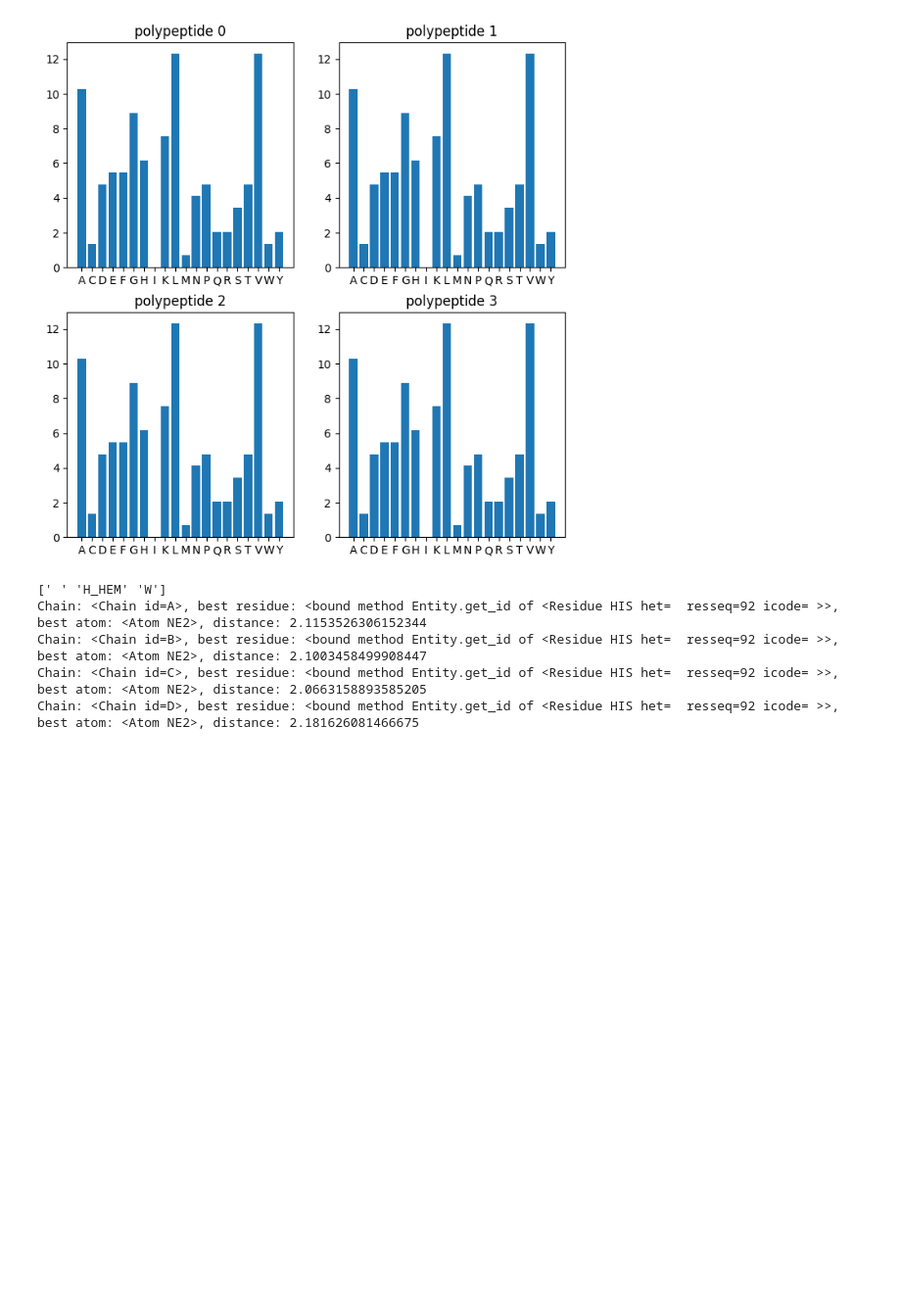
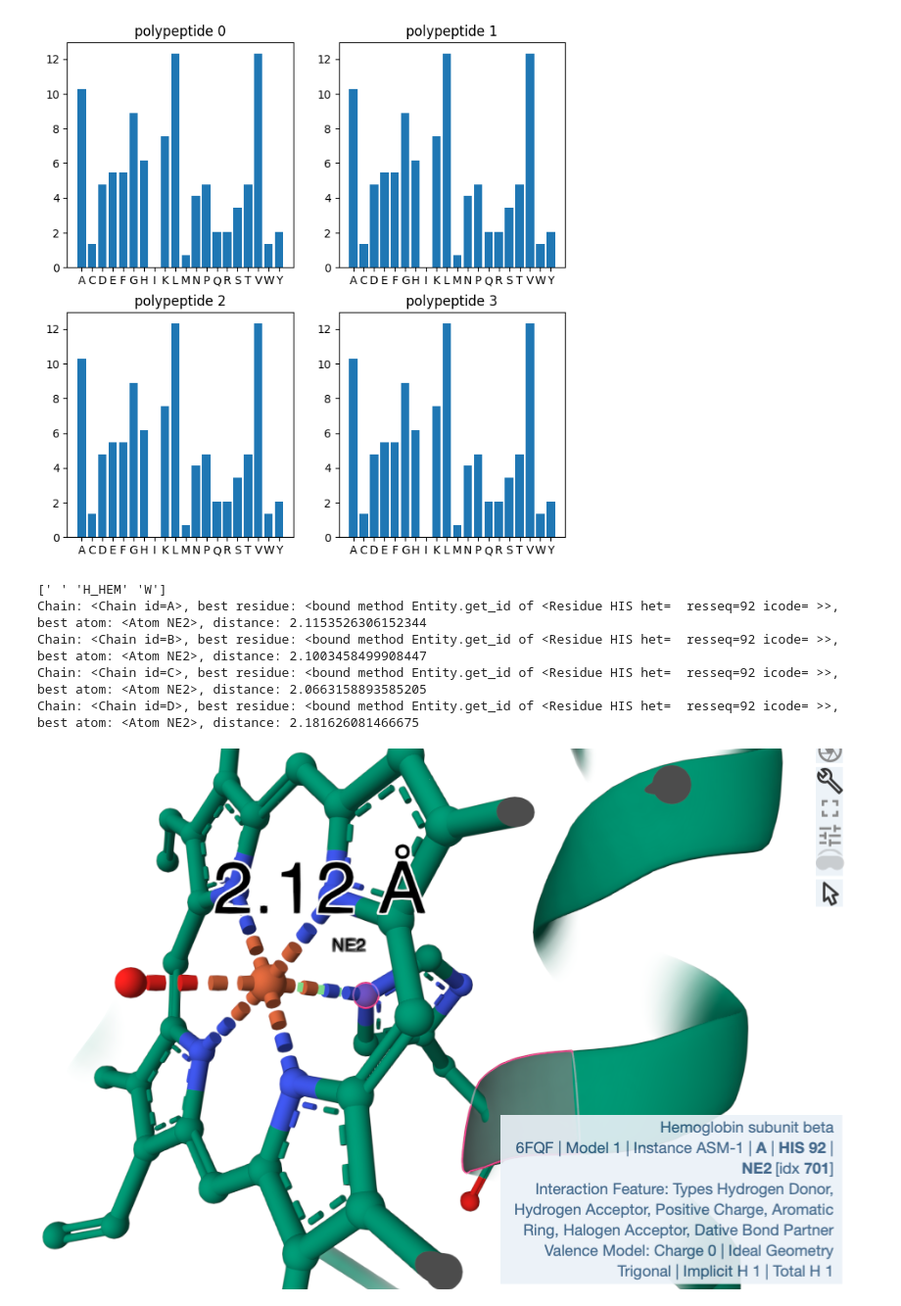
Before and after one commit to miriamzara/Biological_Datasets, a Jupyter notebook: pratical_2_biopython/my_exercises.ipynb, the cells around one changed output. Shown at 98% size. Saved outputs shown, nothing was run; the diff lists cells and outputs as text; code cells hidden in the pictures; blank space fills up the shorter version.

```diff
--- a/pratical_2_biopython/my_exercises.ipynb
+++ b/pratical_2_biopython/my_exercises.ipynb
@@ -223,3 +223,9 @@ Chain: <Chain id=A>, best residue: <bound method Entity.get_id of <Residue HIS h
 Chain: <Chain id=B>, best residue: <bound method Entity.get_id of <Residue HIS het=  resseq=92 icode= >>, best atom: <Atom NE2>, distance: 2.1003458499908447
 Chain: <Chain id=C>, best residue: <bound method Entity.get_id of <Residue HIS het=  resseq=92 icode= >>, best atom: <Atom NE2>, distance: 2.0663158893585205
 Chain: <Chain id=D>, best residue: <bound method Entity.get_id of <Residue HIS het=  resseq=92 icode= >>, best atom: <Atom NE2>, distance: 2.181626081466675
+# %%
+from IPython import display
+
+display.Image("histidine_ne.png")
+# %% [output]
+[figure, added]
```
Also changed, not shown: parts of 9 cells of this notebook, 3 other files.
